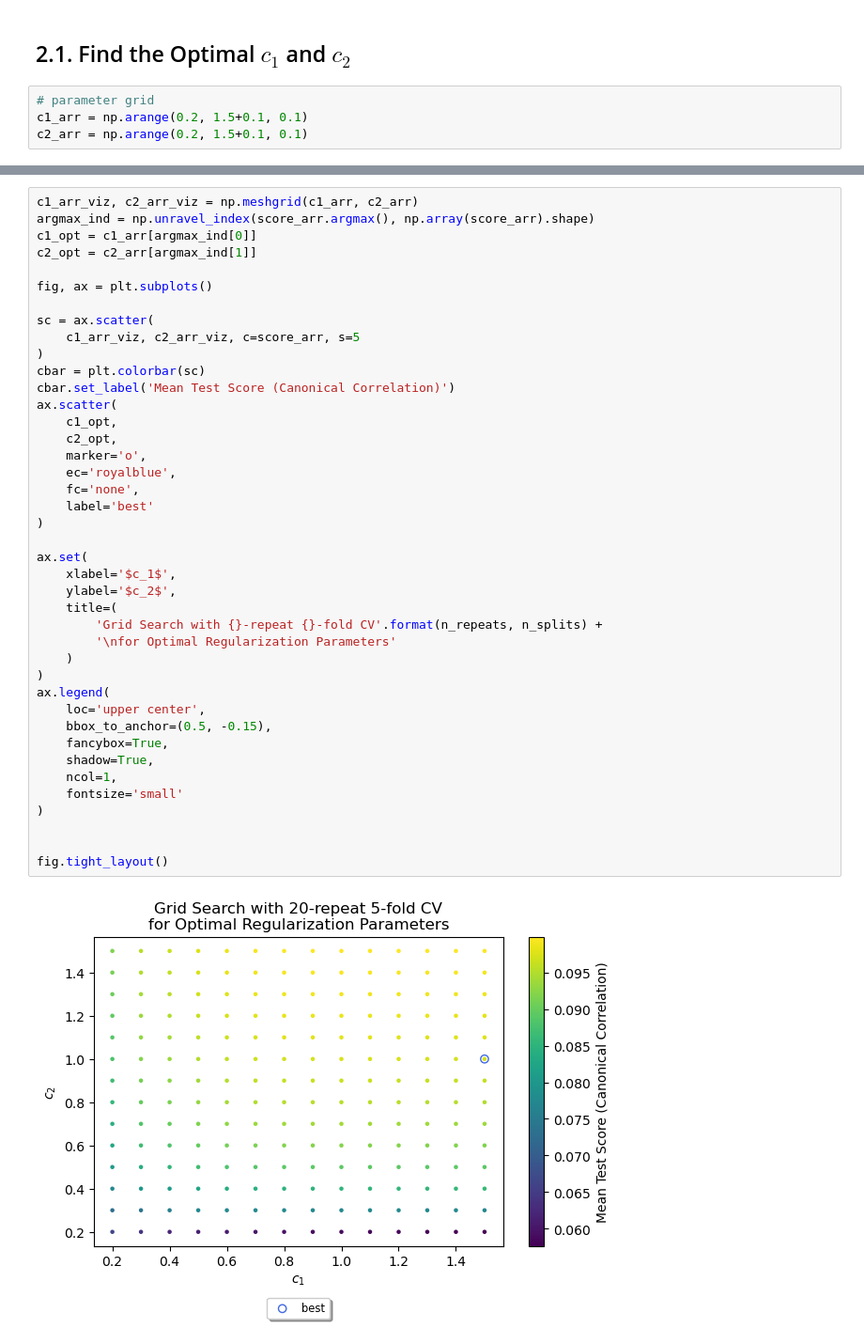
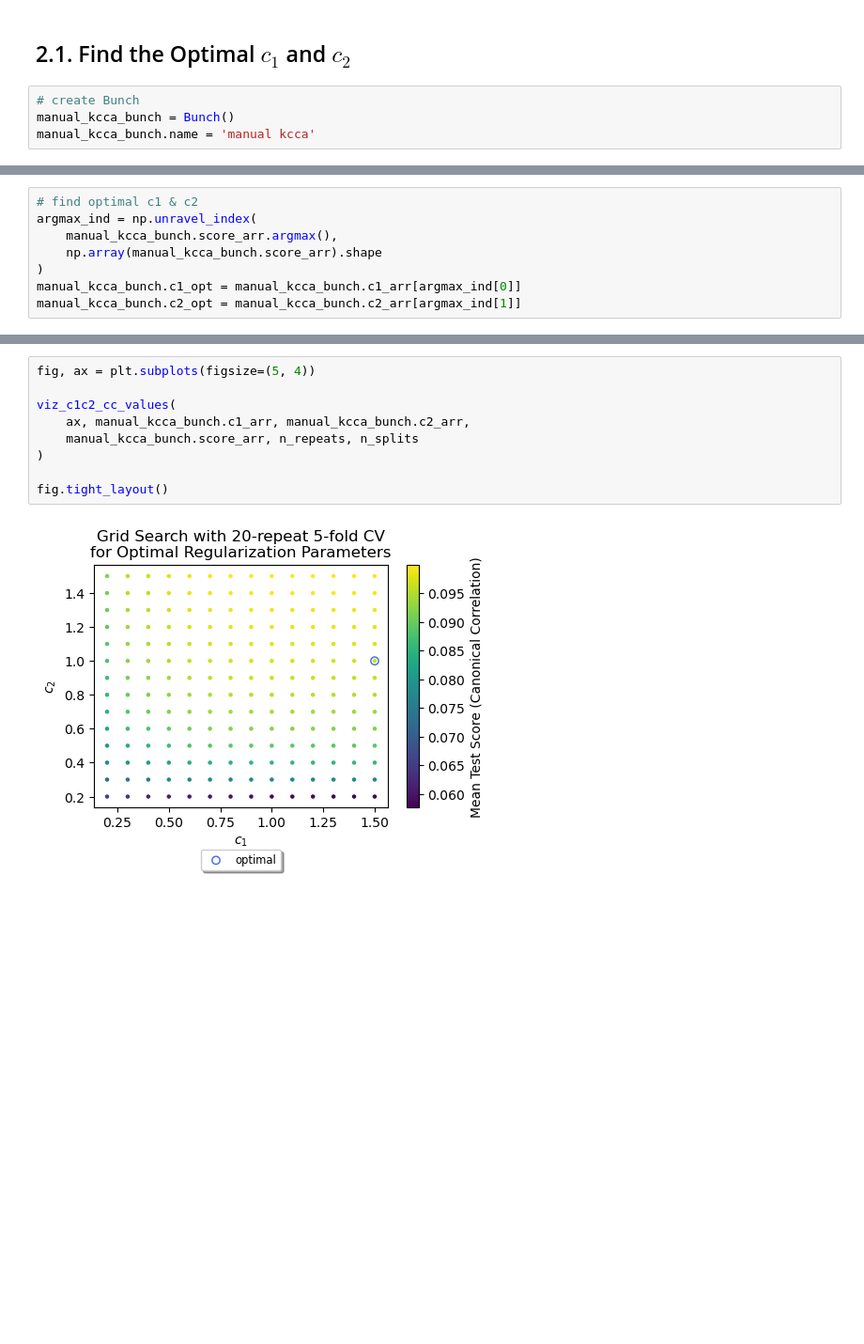
Before and after one commit to Chao8219/scikit_learn_showcase, a Jupyter notebook: jupyter_notebooks/CCA/ex_repro/chap_3_kCCA_examples.ipynb, the cells around one changed output, grey strips where cells are left out. Shown at 94% size. Drawn from its saved outputs; the diff is of its cells as text; blank space fills up the shorter version.

```diff
--- a/jupyter_notebooks/CCA/ex_repro/chap_3_kCCA_examples.ipynb
+++ b/jupyter_notebooks/CCA/ex_repro/chap_3_kCCA_examples.ipynb
@@ -238,7 +238,7 @@ def manual_gaussian_kcca_fit_n_score(
 # %% [markdown]
 ## 2.1. Find the Optimal $c_1$ and $c_2$
 # %%
-# parameter grid
-c1_arr = np.arange(0.2, 1.5+0.1, 0.1)
-c2_arr = np.arange(0.2, 1.5+0.1, 0.1)
+# create Bunch
+manual_kcca_bunch = Bunch()
+manual_kcca_bunch.name = 'manual kcca'
 # %%
@@ -271,0 +276,8 @@ score_arr = np.nanmean(score_arr_all, 2)
+# %%
+# find optimal c1 & c2
+argmax_ind = np.unravel_index(
+    manual_kcca_bunch.score_arr.argmax(),
+    np.array(manual_kcca_bunch.score_arr).shape
+)
+manual_kcca_bunch.c1_opt = manual_kcca_bunch.c1_arr[argmax_ind[0]]
+manual_kcca_bunch.c2_opt = manual_kcca_bunch.c2_arr[argmax_ind[1]]
@@ -272,44 +322,12 @@ score_arr = np.nanmean(score_arr_all, 2)
 # %%
-c1_arr_viz, c2_arr_viz = np.meshgrid(c1_arr, c2_arr)
-argmax_ind = np.unravel_index(score_arr.argmax(), np.array(score_arr).shape)
-c1_opt = c1_arr[argmax_ind[0]]
-c2_opt = c2_arr[argmax_ind[1]]
+fig, ax = plt.subplots(figsize=(5, 4))
 
-fig, ax = plt.subplots()
-
-sc = ax.scatter(
-    c1_arr_viz, c2_arr_viz, c=score_arr, s=5
-)
-cbar = plt.colorbar(sc)
-cbar.set_label('Mean Test Score (Canonical Correlation)')
-ax.scatter(
-    c1_opt,
-    c2_opt,
-    marker='o',
-    ec='royalblue',
-    fc='none',
-    label='best'
+viz_c1c2_cc_values(
+    ax, manual_kcca_bunch.c1_arr, manual_kcca_bunch.c2_arr,
+    manual_kcca_bunch.score_arr, n_repeats, n_splits
 )
 
-ax.set(
-    xlabel='$c_1$',
-    ylabel='$c_2$',
-    title=(
-        'Grid Search with {}-repeat {}-fold CV'.format(n_repeats, n_splits) +
-        '\nfor Optimal Regularization Parameters'
-    )
-)
-ax.legend(
-    loc='upper center',
-    bbox_to_anchor=(0.5, -0.15),
-    fancybox=True,
-    shadow=True,
-    ncol=1,
-    fontsize='small'
-)
-
-
 fig.tight_layout()
 # %% [output]
-[figure, old version]
+[figure, new version]
 # %%
```
Also changed, not shown: parts of 36 cells of this notebook.
